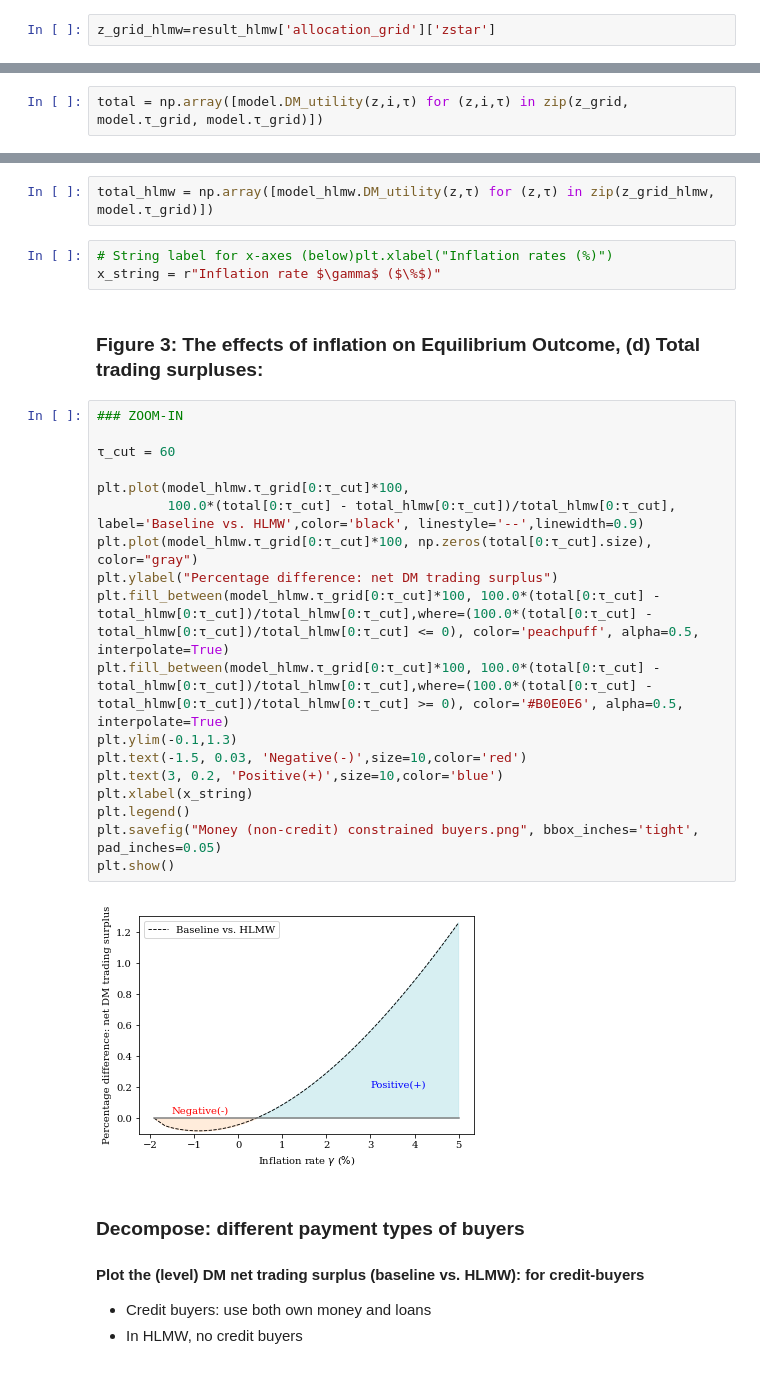
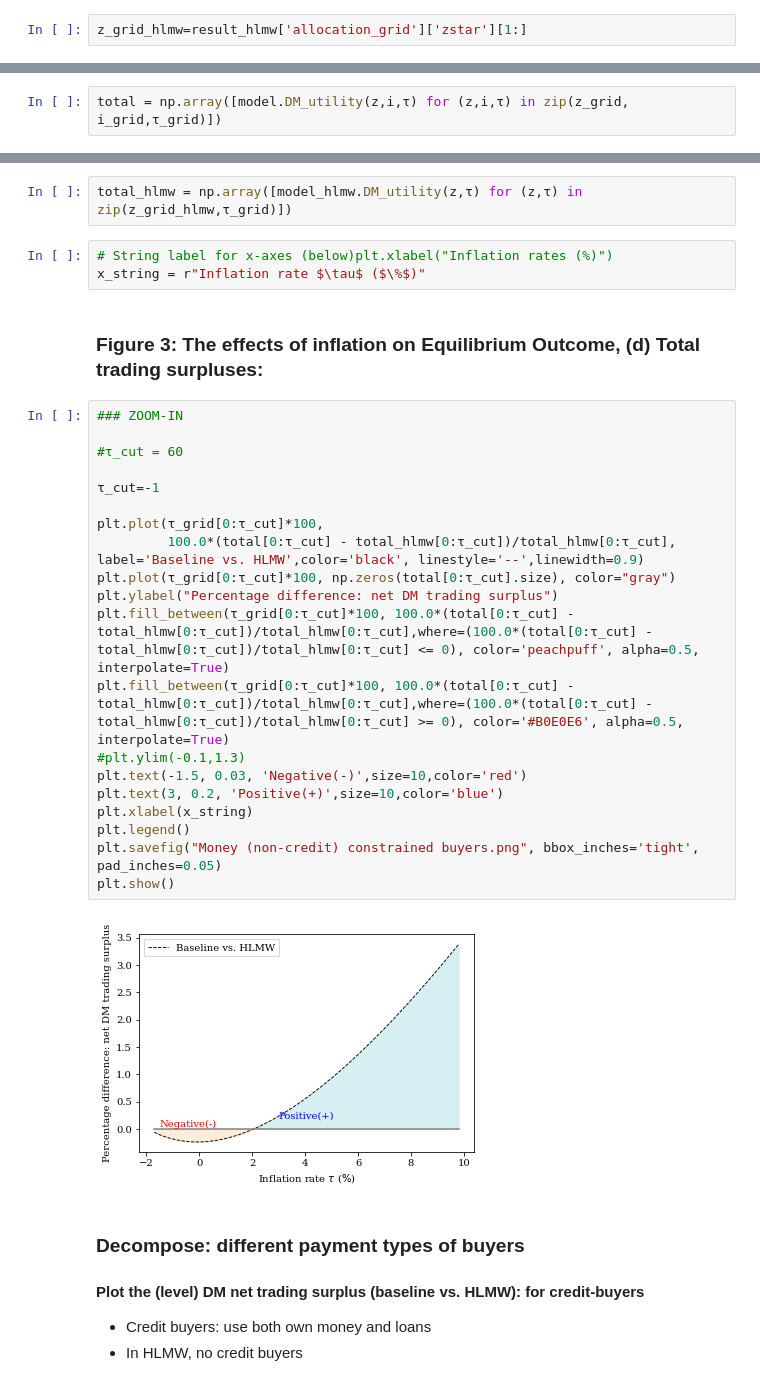
Before and after one commit to phantomachine/MARKUPEX, a Jupyter notebook: model/sme_welfare_decompose.ipynb, the cells around one changed output, grey strips where cells are left out. Saved outputs shown, nothing was run; the diff lists cells and outputs as text.

```diff
--- a/model/sme_welfare_decompose.ipynb
+++ b/model/sme_welfare_decompose.ipynb
@@ -438,4 +565,4 @@ Elapsed time of solving SME: 60.71956491470337 seconds
 # %%
-z_grid_hlmw=result_hlmw['allocation_grid']['zstar']
+z_grid_hlmw=result_hlmw['allocation_grid']['zstar'][1:]
 # %%
 # HLMW: own money constrained allocation
@@ -457,5 +584,5 @@ surplus_m_uc = [surplus_money_uc_func(z,i,τ) for (z,i,τ) in zip(z_grid,model.
 # %%
-total = np.array([model.DM_utility(z,i,τ) for (z,i,τ) in zip(z_grid, model.τ_grid, model.τ_grid)])
+total = np.array([model.DM_utility(z,i,τ) for (z,i,τ) in zip(z_grid, i_grid,τ_grid)])
 # %% [markdown]
 #### DM net trading surplus (HLMW)
 # %%
@@ -467,30 +594,32 @@ surplus_uc_hlmw = [surplus_money_uc_func_hlmw(z,τ) for (z,τ) in zip(z_grid_hlm
 # %%
-total_hlmw = np.array([model_hlmw.DM_utility(z,τ) for (z,τ) in zip(z_grid_hlmw,  model.τ_grid)])
+total_hlmw = np.array([model_hlmw.DM_utility(z,τ) for (z,τ) in zip(z_grid_hlmw,τ_grid)])
 # %%
 # String label for x-axes (below)plt.xlabel("Inflation rates (%)")
-x_string = r"Inflation rate $\gamma$ ($\%$)"
+x_string = r"Inflation rate $\tau$ ($\%$)"
 # %% [markdown]
 ### Figure 3: The effects of inflation on Equilibrium Outcome, (d) Total trading surpluses:
 # %%
 ### ZOOM-IN
 
-τ_cut = 60
+#τ_cut = 60
 
-plt.plot(model_hlmw.τ_grid[0:τ_cut]*100,
+τ_cut=-1
+
+plt.plot(τ_grid[0:τ_cut]*100,
          100.0*(total[0:τ_cut] - total_hlmw[0:τ_cut])/total_hlmw[0:τ_cut],       label='Baseline vs. HLMW',color='black', linestyle='--',linewidth=0.9)
-plt.plot(model_hlmw.τ_grid[0:τ_cut]*100, np.zeros(total[0:τ_cut].size), color="gray")
+plt.plot(τ_grid[0:τ_cut]*100, np.zeros(total[0:τ_cut].size), color="gray")
 plt.ylabel("Percentage difference: net DM trading surplus")
-plt.fill_between(model_hlmw.τ_grid[0:τ_cut]*100, 100.0*(total[0:τ_cut] - total_hlmw[0:τ_cut])/total_hlmw[0:τ_cut],where=(100.0*(total[0:τ_cut] - total_hlmw[0:τ_cut])/total_hlmw[0:τ_cut] <= 0), color='peachpuff', alpha=0.5, interpolate=True)
-plt.fill_between(model_hlmw.τ_grid[0:τ_cut]*100, 100.0*(total[0:τ_cut] - total_hlmw[0:τ_cut])/total_hlmw[0:τ_cut],where=(100.0*(total[0:τ_cut] - total_hlmw[0:τ_cut])/total_hlmw[0:τ_cut] >= 0), color='#B0E0E6', alpha=0.5, interpolate=True)
-plt.ylim(-0.1,1.3)
+plt.fill_between(τ_grid[0:τ_cut]*100, 100.0*(total[0:τ_cut] - total_hlmw[0:τ_cut])/total_hlmw[0:τ_cut],where=(100.0*(total[0:τ_cut] - total_hlmw[0:τ_cut])/total_hlmw[0:τ_cut] <= 0), color='peachpuff', alpha=0.5, interpolate=True)
+plt.fill_between(τ_grid[0:τ_cut]*100, 100.0*(total[0:τ_cut] - total_hlmw[0:τ_cut])/total_hlmw[0:τ_cut],where=(100.0*(total[0:τ_cut] - total_hlmw[0:τ_cut])/total_hlmw[0:τ_cut] >= 0), color='#B0E0E6', alpha=0.5, interpolate=True)
+#plt.ylim(-0.1,1.3)
 plt.text(-1.5, 0.03, 'Negative(-)',size=10,color='red')
 plt.text(3, 0.2, 'Positive(+)',size=10,color='blue')
 plt.xlabel(x_string)
 plt.legend()
 plt.savefig("Money (non-credit) constrained buyers.png", bbox_inches='tight', pad_inches=0.05)
 plt.show()
 # %% [output]
-[figure, old version]
+[figure, new version]
 # %% [markdown]
 ### Decompose: different payment types of buyers
 
```
Also changed, not shown: parts of 31 cells of this notebook, 12 other files.
